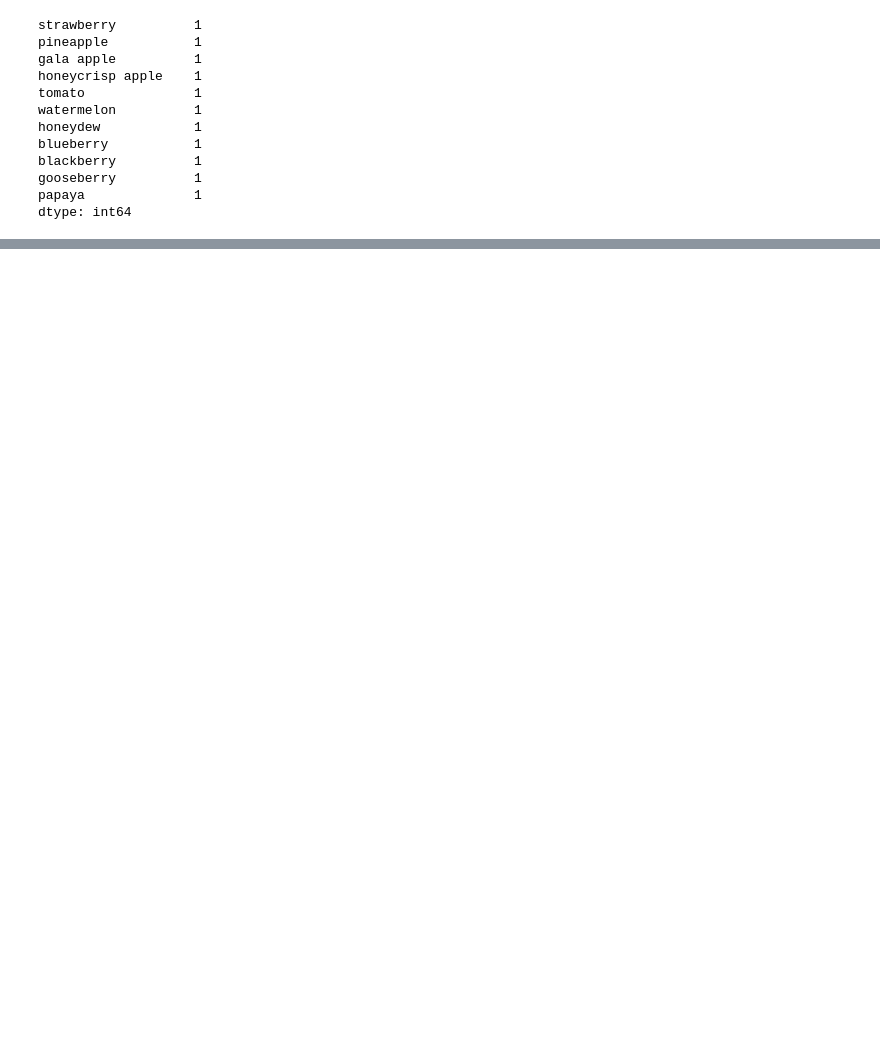
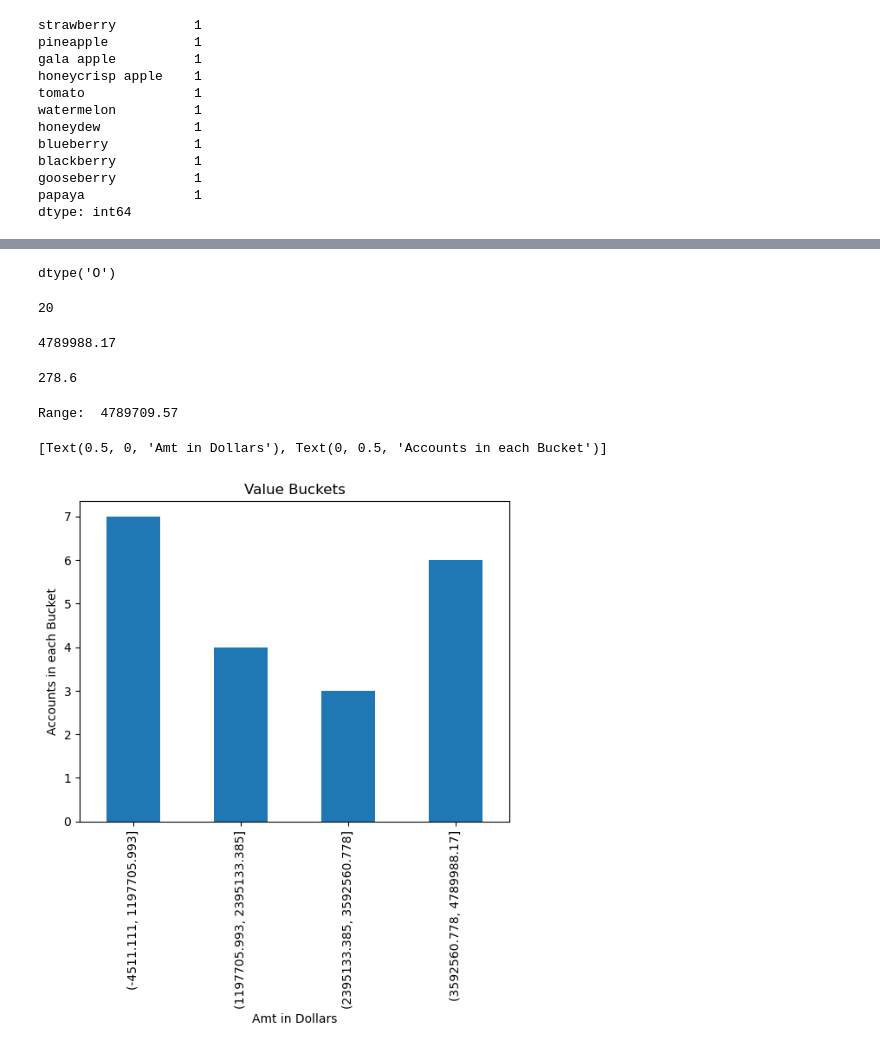
Before and after one commit to manuel-salazar1/numpy-pandas-visualization-exercises, a Jupyter notebook: pandas_series.ipynb, the cells around one changed output, grey strips where cells are left out. Drawn from its saved outputs; the diff is of its cells as text; code cells hidden in the pictures; blank space fills up the shorter version.

```diff
--- a/pandas_series.ipynb
+++ b/pandas_series.ipynb
@@ -186,0 +352,4 @@ dtype: int64
+# %%
+random_numbers = list(['$796,459.41', '$278.60', '$482,571.67', '$4,503,915.98', '$2,121,418.3', '$1,260,813.3', '$87,231.01', '$1,509,175.45', '$4,138,548.00', '$2,848,913.80', '$594,715.39', '$4,789,988.17', '$4,513,644.5', '$3,191,059.97', '$1,758,712.24', '$4,338,283.54', '$4,738,303.38', '$2,791,759.67', '$769,681.94', '$452,650.23'])
+numbers = pd.Series(random_numbers)
+numbers
@@ -186,0 +374,46 @@ dtype: int64
+# %%
+# What is the data type of the numbers Series?
+
+numbers.values.dtype
+# %% [output]
+dtype('O')
+# %%
+# How many elements are in the number Series?
+
+numbers.count()
+# %% [output]
+20
+# %%
+# Perform the necessary manipulations by accessing Series attributes and methods to convert the numbers Series to a numeric data type.
+
+num_numbers = numbers.str.replace("[\$,]", "").astype(float)
+# %%
+# Run the code to discover the maximum value from the Series.
+
+num_numbers.max()
+# %% [output]
+4789988.17
+# %%
+# Run the code to discover the minimum value from the Series.
+
+num_numbers.min()
+# %% [output]
+278.6
+# %%
+# What is the range of the values in the Series?
+
+
+print(f"Range: ", num_numbers.max() - num_numbers.min())
+# %% [output]
+Range:  4789709.57
+# %%
+# Bin the data into 4 equally sized intervals or bins and output how many values fall into each bin.
+
+num_numbers_bins = num_numbers.value_counts(bins=4).sort_index(ascending=True)
+# %%
+# Plot the binned data in a meaningful way. Be sure to include a title and axis labels.
+
+num_numbers_bins.plot.bar(title='Value Buckets').set(xlabel='Amt in Dollars',ylabel='Accounts in each Bucket')
+# %% [output]
+[Text(0.5, 0, 'Amt in Dollars'), Text(0, 0.5, 'Accounts in each Bucket')]
+[figure, added]
```
Also changed, not shown: parts of 38 cells of this notebook.
